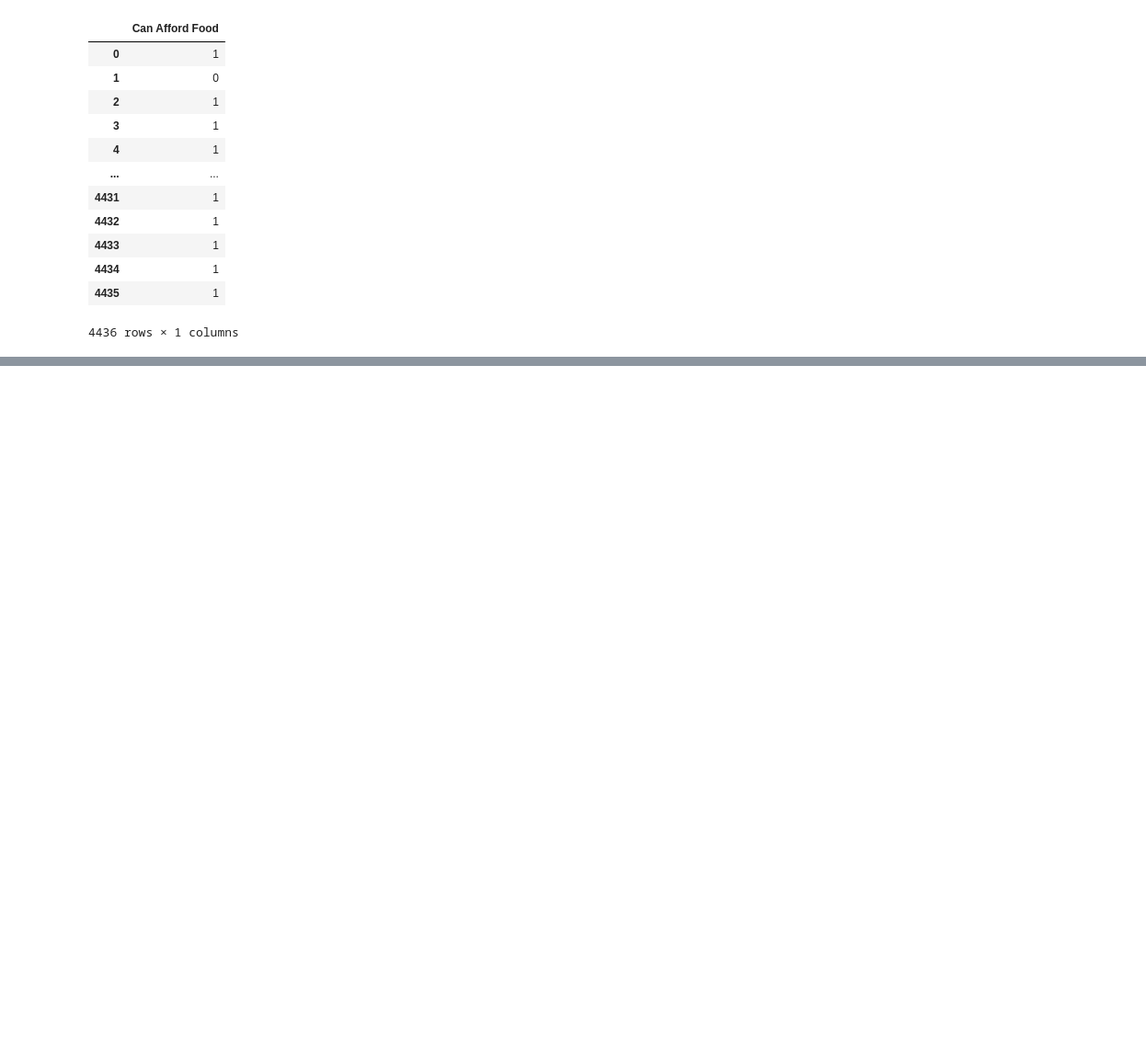
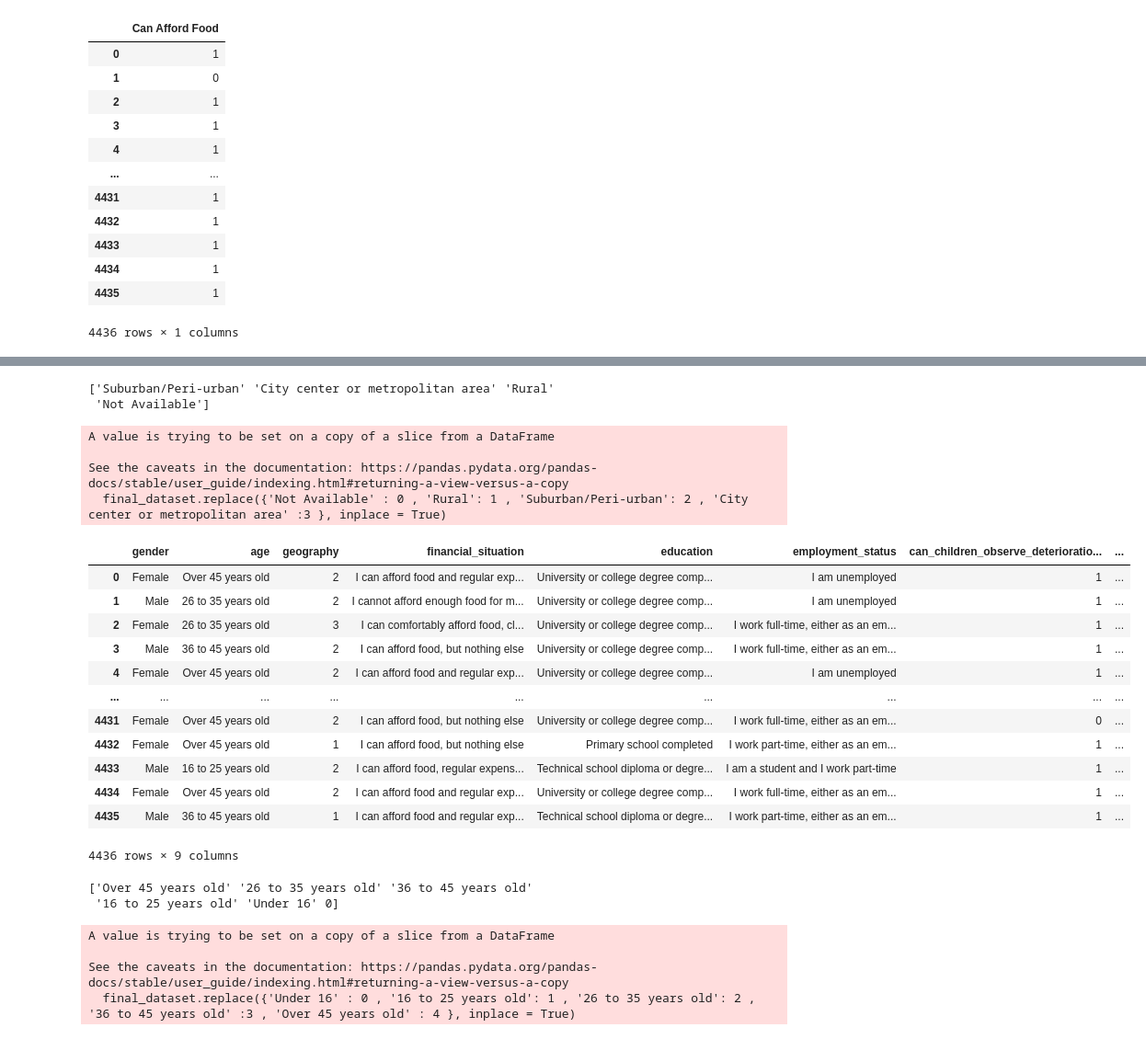
Before and after one commit to Hrishik03/29_Ferocious-Four_Problem-statement-No-1, a Jupyter notebook: Hackthon.ipynb, the cells around one changed output, grey strips where cells are left out. Shown at 92% size. Drawn from its saved outputs; the diff is of its cells as text; code cells hidden in the pictures; blank space fills up the shorter version.

```diff
--- a/Hackthon.ipynb
+++ b/Hackthon.ipynb
@@ -126,0 +136,40 @@ dummy.drop(['I can afford food and regular expenses, but nothing else', 'I can a
+# %%
+print(final_dataset['geography'].unique())
+# %% [output]
+['Suburban/Peri-urban' 'City center or metropolitan area' 'Rural'
+ 'Not Available']
+# %%
+final_dataset.replace({'Not Available' : 0 , 'Rural': 1 , 'Suburban/Peri-urban': 2 , 'City center or metropolitan area' :3 }, inplace = True)
+# %% [output]
+A value is trying to be set on a copy of a slice from a DataFrame
+
+See the caveats in the documentation: https://pandas.pydata.org/pandas-docs/stable/user_guide/indexing.html#returning-a-view-versus-a-copy
+  final_dataset.replace({'Not Available' : 0 , 'Rural': 1 , 'Suburban/Peri-urban': 2 , 'City center or metropolitan area' :3 }, inplace = True)
+# %%
+final_dataset
+# %% [output]
+|  | gender | age | geography | financial_situation | education | employment_status | can_children_observe_deterioratio... | ... |
+| 0 | Female | Over 45 years old | 2 | I can afford food and regular exp... | University or college degree comp... | I am unemployed | 1 | ... |
+| 1 | Male | 26 to 35 years old | 2 | I cannot afford enough food for m... | University or college degree comp... | I am unemployed | 1 | ... |
+| 2 | Female | 26 to 35 years old | 3 | I can comfortably afford food, cl... | University or college degree comp... | I work full-time, either as an em... | 1 | ... |
+| 3 | Male | 36 to 45 years old | 2 | I can afford food, but nothing else | University or college degree comp... | I work full-time, either as an em... | 1 | ... |
+| 4 | Female | Over 45 years old | 2 | I can afford food and regular exp... | University or college degree comp... | I am unemployed | 1 | ... |
+| ... | ... | ... | ... | ... | ... | ... | ... | ... |
+| 4431 | Female | Over 45 years old | 2 | I can afford food, but nothing else | University or college degree comp... | I work full-time, either as an em... | 0 | ... |
+| 4432 | Female | Over 45 years old | 1 | I can afford food, but nothing else | Primary school completed | I work part-time, either as an em... | 1 | ... |
+| 4433 | Male | 16 to 25 years old | 2 | I can afford food, regular expens... | Technical school diploma or degre... | I am a student and I work part-time | 1 | ... |
+| 4434 | Female | Over 45 years old | 2 | I can afford food and regular exp... | University or college degree comp... | I work full-time, either as an em... | 1 | ... |
+| 4435 | Male | 36 to 45 years old | 1 | I can afford food and regular exp... | Technical school diploma or degre... | I work part-time, either as an em... | 1 | ... |
+4436 rows × 9 columns
+# %%
+print(final_dataset['age'].unique())
+# %% [output]
+['Over 45 years old' '26 to 35 years old' '36 to 45 years old'
+ '16 to 25 years old' 'Under 16' 0]
+# %%
+final_dataset.replace({'Under 16' : 0 , '16 to 25 years old': 1 , '26 to 35 years old': 2 , '36 to 45 years old' :3 , 'Over 45 years old' : 4 }, inplace = True)
+# %% [output]
+A value is trying to be set on a copy of a slice from a DataFrame
+
+See the caveats in the documentation: https://pandas.pydata.org/pandas-docs/stable/user_guide/indexing.html#returning-a-view-versus-a-copy
+  final_dataset.replace({'Under 16' : 0 , '16 to 25 years old': 1 , '26 to 35 years old': 2 , '36 to 45 years old' :3 , 'Over 45 years old' : 4 }, inplace = True)
```
Also changed, not shown: parts of 27 cells of this notebook.
